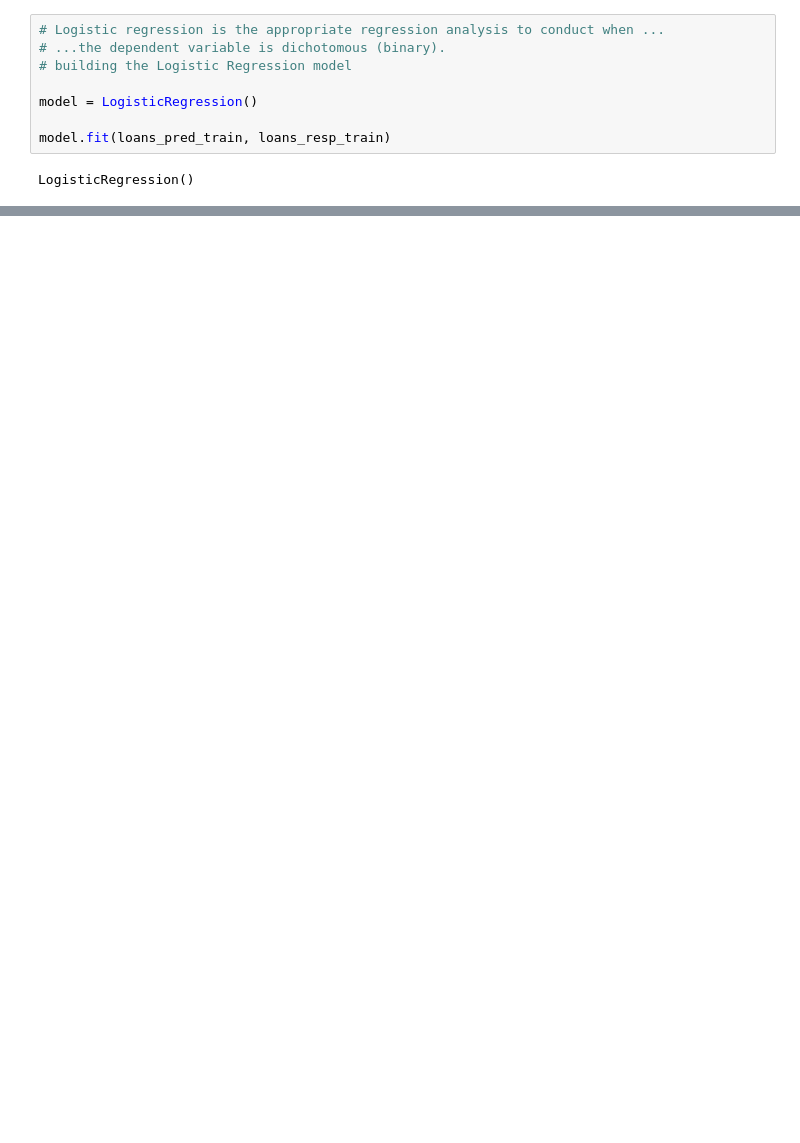
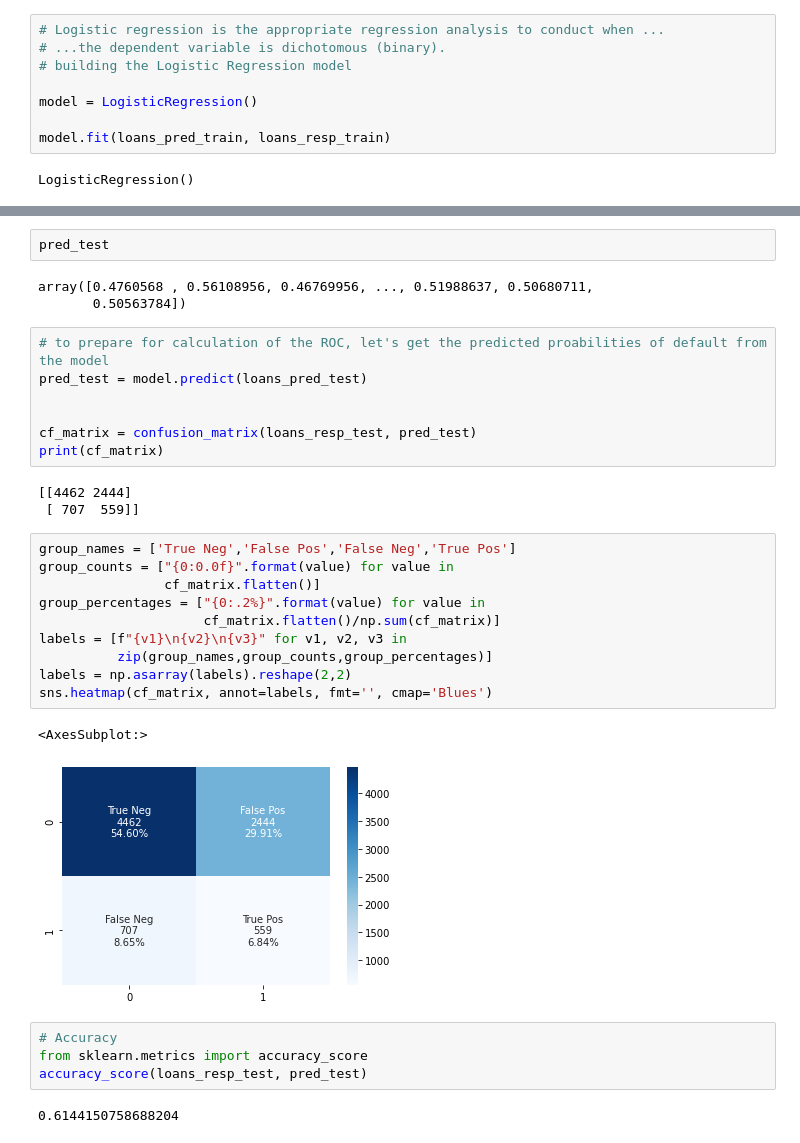
Before and after one commit to pjbateman/loan_defaults_project, a Jupyter notebook: analysis/logistic_regression_model.ipynb, the cells around one changed output, grey strips where cells are left out. Saved outputs shown, nothing was run; the diff lists cells and outputs as text; blank space fills up the shorter version.

Commit message:
upsample of log model

```diff
--- a/analysis/logistic_regression_model.ipynb
+++ b/analysis/logistic_regression_model.ipynb
@@ -111,0 +220,34 @@ pd.DataFrame(
+# %%
+pred_test
+# %% [output]
+array([0.4760568 , 0.56108956, 0.46769956, ..., 0.51988637, 0.50680711,
+       0.50563784])
+# %%
+# to prepare for calculation of the ROC, let's get the predicted proabilities of default from the model
+pred_test = model.predict(loans_pred_test)
+
+
+cf_matrix = confusion_matrix(loans_resp_test, pred_test)
+print(cf_matrix)
+# %% [output]
+[[4462 2444]
+ [ 707  559]]
+# %%
+group_names = ['True Neg','False Pos','False Neg','True Pos']
+group_counts = ["{0:0.0f}".format(value) for value in
+                cf_matrix.flatten()]
+group_percentages = ["{0:.2%}".format(value) for value in
+                     cf_matrix.flatten()/np.sum(cf_matrix)]
+labels = [f"{v1}\n{v2}\n{v3}" for v1, v2, v3 in
+          zip(group_names,group_counts,group_percentages)]
+labels = np.asarray(labels).reshape(2,2)
+sns.heatmap(cf_matrix, annot=labels, fmt='', cmap='Blues')
+# %% [output]
+<AxesSubplot:>
+[figure, added]
+# %%
+# Accuracy
+from sklearn.metrics import accuracy_score
+accuracy_score(loans_resp_test, pred_test)
+# %% [output]
+0.6144150758688204
```
Also changed, not shown: parts of 27 cells of this notebook, 1 other file.
